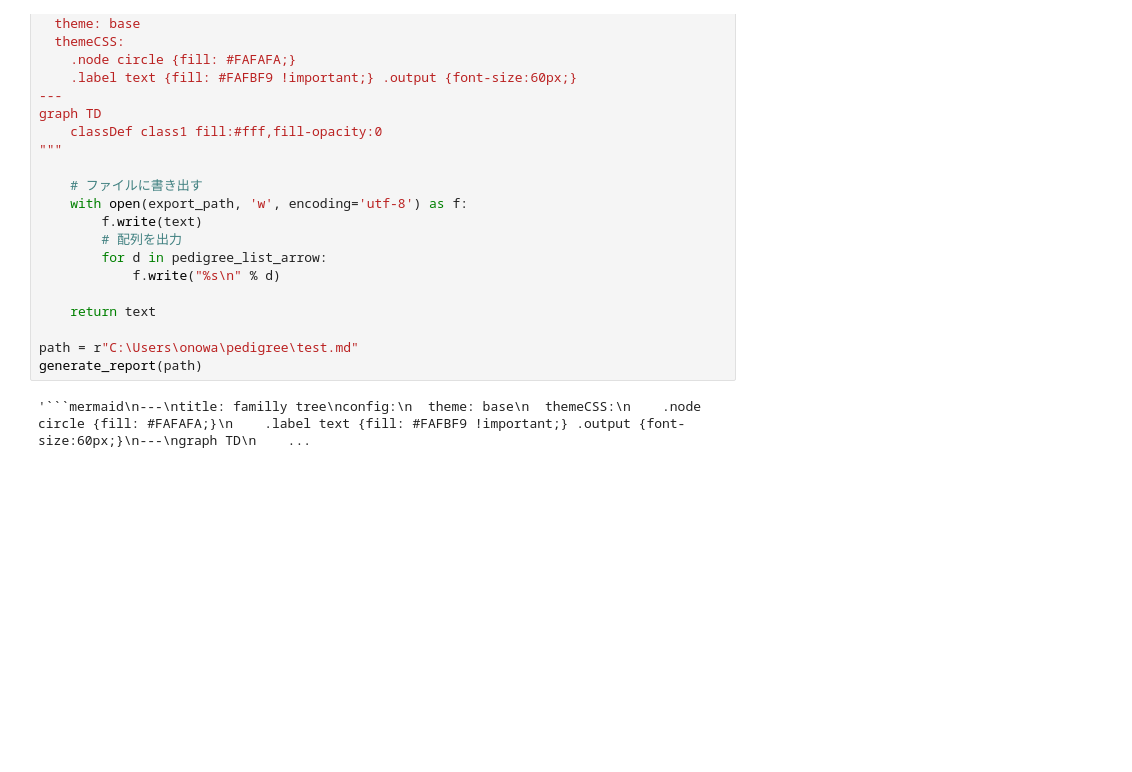
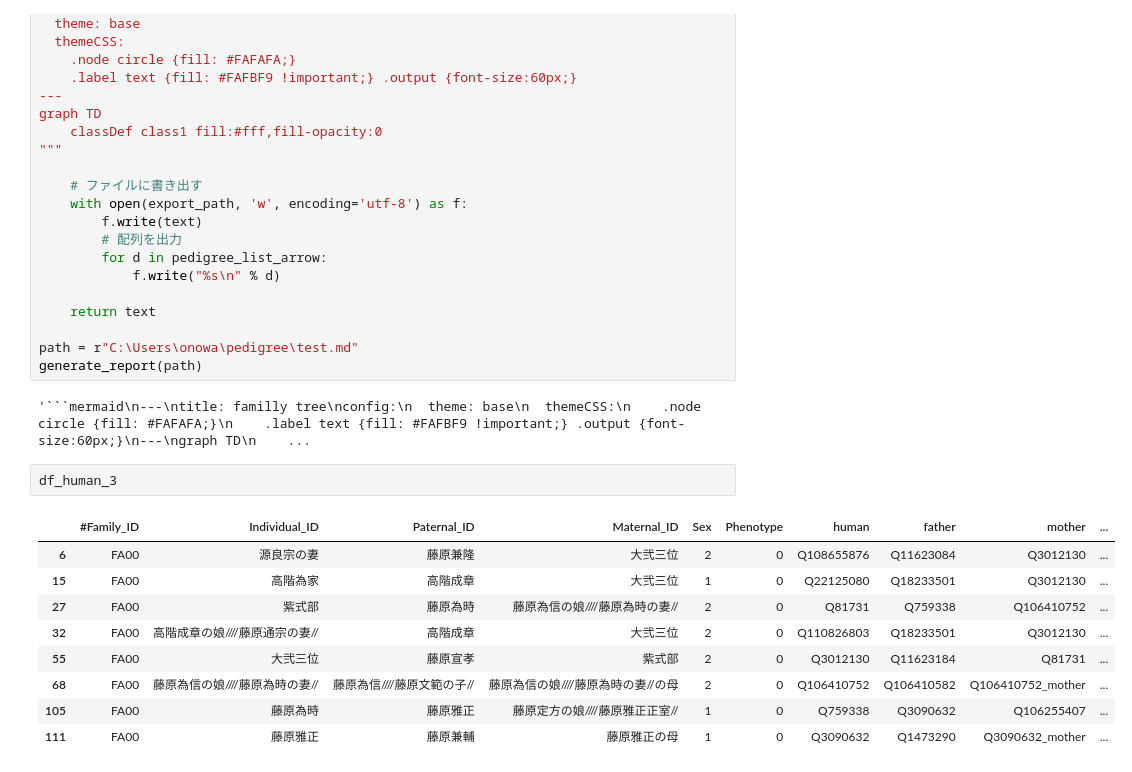
Before and after one commit to wonox/pedigree, a Jupyter notebook: pedigree.ipynb, the cells around one changed output. Drawn from its saved outputs; the diff is of its cells as text; blank space fills up the shorter version.

````diff
--- a/pedigree.ipynb
+++ b/pedigree.ipynb
@@ -486,3 +595,15 @@ path = r"C:\Users\onowa\pedigree\test.md"
 generate_report(path)
 # %% [output]
 '```mermaid\n---\ntitle: familly tree\nconfig:\n  theme: base\n  themeCSS:\n    .node circle {fill: #FAFAFA;}\n    .label text {fill: #FAFBF9 !important;} .output {font-size:60px;}\n---\ngraph TD\n    ...
+# %%
+df_human_3
+# %% [output]
+|  | #Family_ID | Individual_ID | Paternal_ID | Maternal_ID | Sex | Phenotype | human | father | mother | ... |
+| 6 | FA00 | 源良宗の妻 | 藤原兼隆 | 大弐三位 | 2 | 0 | Q108655876 | Q11623084 | Q3012130 | ... |
+| 15 | FA00 | 高階為家 | 高階成章 | 大弐三位 | 1 | 0 | Q22125080 | Q18233501 | Q3012130 | ... |
+| 27 | FA00 | 紫式部 | 藤原為時 | 藤原為信の娘////藤原為時の妻// | 2 | 0 | Q81731 | Q759338 | Q106410752 | ... |
+| 32 | FA00 | 高階成章の娘////藤原通宗の妻// | 高階成章 | 大弐三位 | 2 | 0 | Q110826803 | Q18233501 | Q3012130 | ... |
+| 55 | FA00 | 大弐三位 | 藤原宣孝 | 紫式部 | 2 | 0 | Q3012130 | Q11623184 | Q81731 | ... |
+| 68 | FA00 | 藤原為信の娘////藤原為時の妻// | 藤原為信////藤原文範の子// | 藤原為信の娘////藤原為時の妻//の母 | 2 | 0 | Q106410752 | Q106410582 | Q106410752_mother | ... |
+| 105 | FA00 | 藤原為時 | 藤原雅正 | 藤原定方の娘////藤原雅正正室// | 1 | 0 | Q759338 | Q3090632 | Q106255407 | ... |
+| 111 | FA00 | 藤原雅正 | 藤原兼輔 | 藤原雅正の母 | 1 | 0 | Q3090632 | Q1473290 | Q3090632_mother | ... |
````
Also changed, not shown: parts of 20 cells of this notebook, 4 other files.
